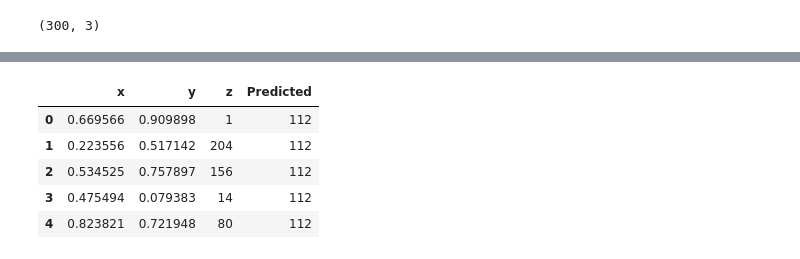
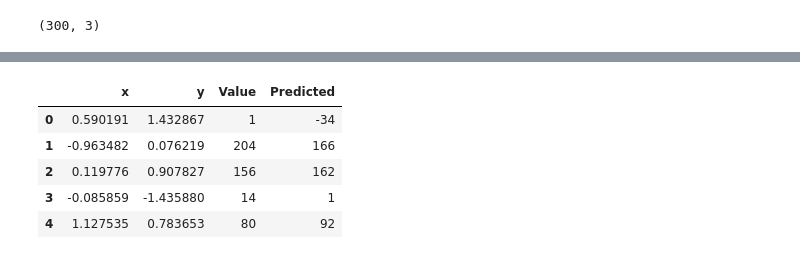
Before and after one commit to du-phan/AI_project, a Jupyter notebook: NeuralNet_Regression.ipynb, the cells around one changed output, grey strips where cells are left out. Saved outputs shown, nothing was run; the diff lists cells and outputs as text; code cells hidden in the pictures.

```diff
--- a/NeuralNet_Regression.ipynb
+++ b/NeuralNet_Regression.ipynb
@@ -203,12 +184,12 @@ new_predicted = t['Predicted'].apply(convert_to_pixel)
-# %%
-t.z = new_z
-t.Predicted = new_predicted
-t.head()
-# %% [output]
-|  | x | y | z | Predicted |
-| 0 | 0.669566 | 0.909898 | 1 | 112 |
-| 1 | 0.223556 | 0.517142 | 204 | 112 |
-| 2 | 0.534525 | 0.757897 | 156 | 112 |
-| 3 | 0.475494 | 0.079383 | 14 | 112 |
-| 4 | 0.823821 | 0.721948 | 80 | 112 |
+# %%
+data.Value = new_value
+data.Predicted = new_predicted
+data.head()
+# %% [output]
+|  | x | y | Value | Predicted |
+| 0 | 0.590191 | 1.432867 | 1 | -34 |
+| 1 | -0.963482 | 0.076219 | 204 | 166 |
+| 2 | 0.119776 | 0.907827 | 156 | 162 |
+| 3 | -0.085859 | -1.435880 | 14 | 1 |
+| 4 | 1.127535 | 0.783653 | 80 | 92 |
 # %%
```
Also changed, not shown: parts of 22 cells of this notebook, 1 other file.
